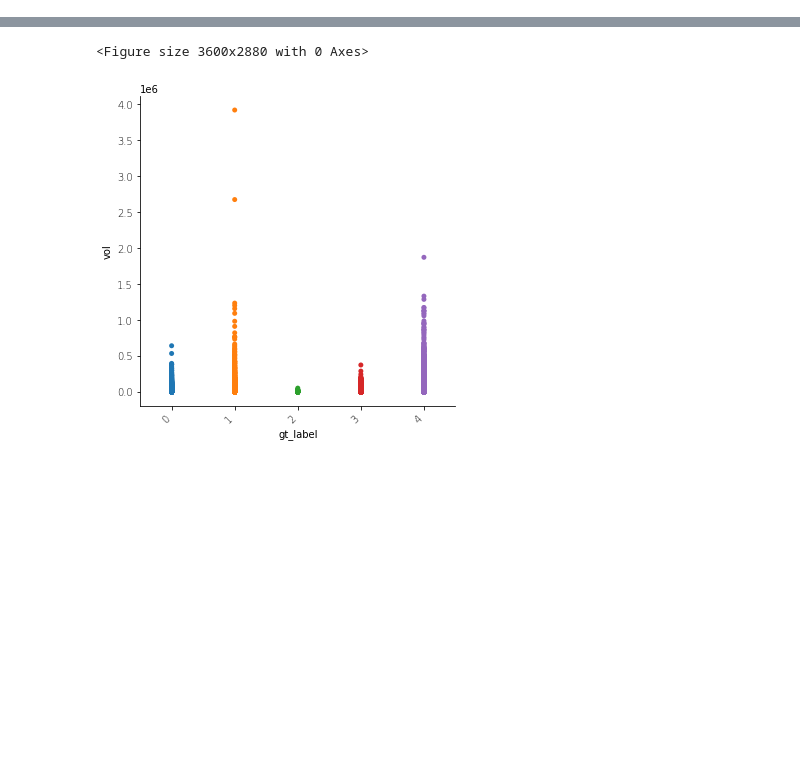
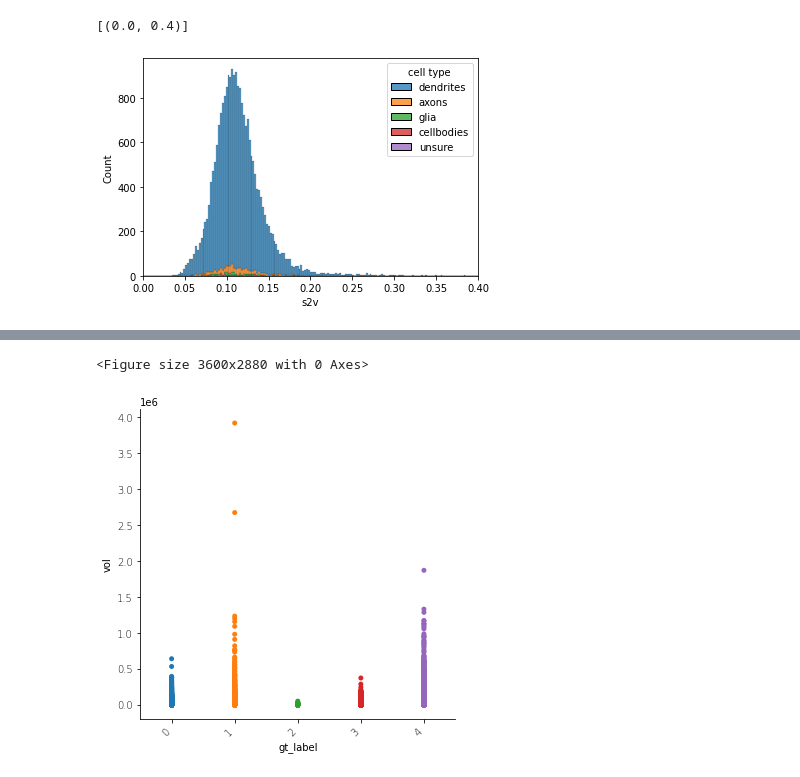
Before and after one commit to zoidberg77/EManalysis, a Jupyter notebook: notebooks/figures.ipynb, the cells around one changed output, grey strips where cells are left out. Drawn from its saved outputs; the diff is of its cells as text; code cells hidden in the pictures; blank space fills up the shorter version.

```diff
--- a/notebooks/figures.ipynb
+++ b/notebooks/figures.ipynb
@@ -80,0 +103,6 @@ sb.hist(dataset['cell type'])
+# %%
+hp = sb.histplot(data=dataset, x="s2v", hue="cell type", multiple="stack")
+hp.set(xlim=(0, 0.4))
+# %% [output]
+[(0.0, 0.4)]
+[figure, added]
```
Also changed, not shown: parts of 7 cells of this notebook.
